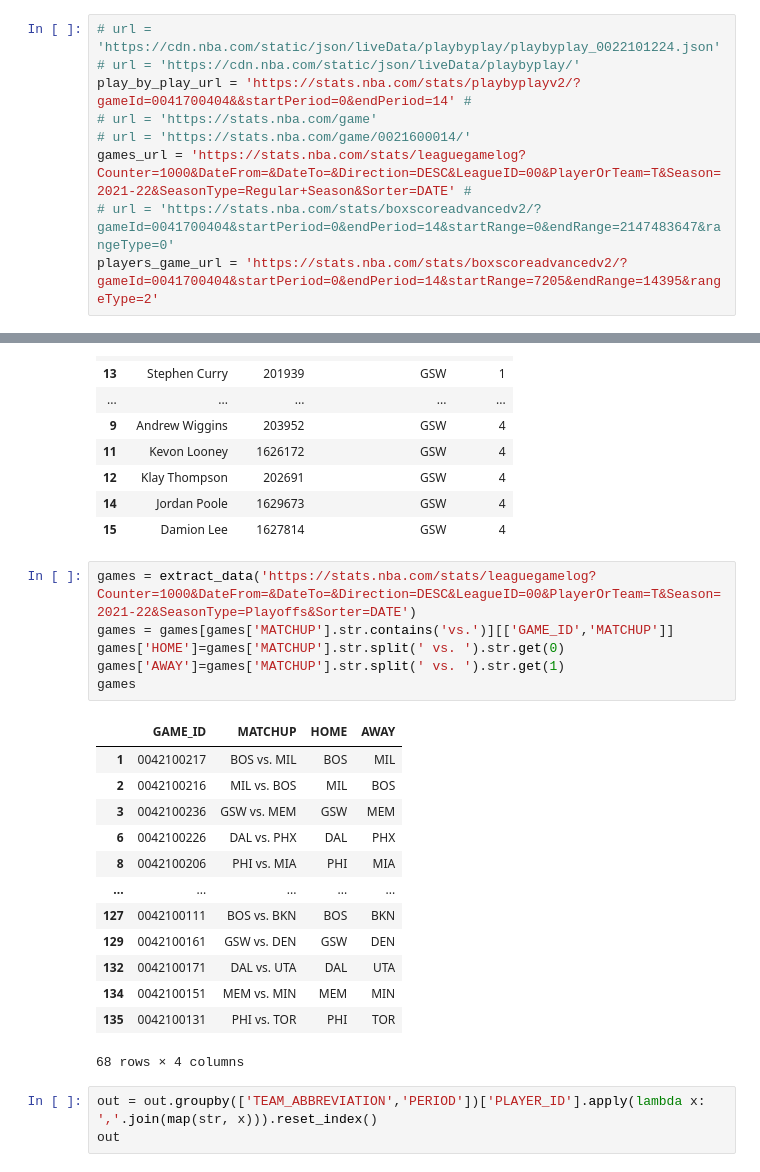
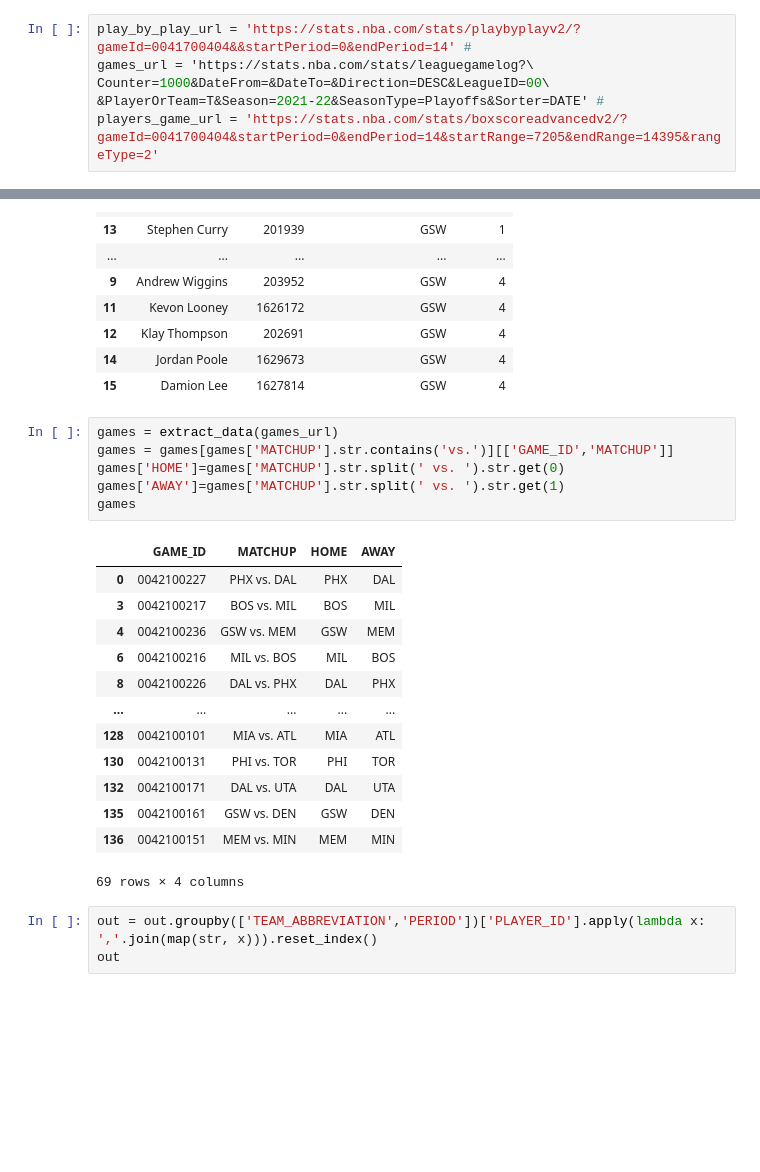
Before and after one commit to ImWesAdams/NBAPredictionsAndData, a Jupyter notebook: NBA Compile Play by Play Data.ipynb, the cells around one changed output, grey strips where cells are left out. Saved outputs shown, nothing was run; the diff lists cells and outputs as text; blank space fills up the shorter version.

```diff
--- a/NBA Compile Play by Play Data.ipynb
+++ b/NBA Compile Play by Play Data.ipynb
@@ -21,12 +11,9 @@ from sklearn.linear_model import Ridge, LinearRegression
 pd.set_option('display.max_columns',500)
 # %%
-# url = 'https://cdn.nba.com/static/json/liveData/playbyplay/playbyplay_0022101224.json'
-# url = 'https://cdn.nba.com/static/json/liveData/playbyplay/'
 play_by_play_url = 'https://stats.nba.com/stats/playbyplayv2/?gameId=0041700404&&startPeriod=0&endPeriod=14' #
-# url = 'https://stats.nba.com/game'
-# url = 'https://stats.nba.com/game/0021600014/'
-games_url = 'https://stats.nba.com/stats/leaguegamelog?Counter=1000&DateFrom=&DateTo=&Direction=DESC&LeagueID=00&PlayerOrTeam=T&Season=2021-22&SeasonType=Regular+Season&Sorter=DATE' #
-# url = 'https://stats.nba.com/stats/boxscoreadvancedv2/?gameId=0041700404&startPeriod=0&endPeriod=14&startRange=0&endRange=2147483647&rangeType=0'
+games_url = 'https://stats.nba.com/stats/leaguegamelog?\
+Counter=1000&DateFrom=&DateTo=&Direction=DESC&LeagueID=00\
+&PlayerOrTeam=T&Season=2021-22&SeasonType=Playoffs&Sorter=DATE' #
 players_game_url = 'https://stats.nba.com/stats/boxscoreadvancedv2/?gameId=0041700404&startPeriod=0&endPeriod=14&startRange=7205&endRange=14395&rangeType=2'
 # %%
 # Headers for querying NBA JSON data api
@@ -124,25 +111,25 @@ out
 | 14 | Jordan Poole | 1629673 | GSW | 4 |
 | 15 | Damion Lee | 1627814 | GSW | 4 |
 # %%
-games = extract_data('https://stats.nba.com/stats/leaguegamelog?Counter=1000&DateFrom=&DateTo=&Direction=DESC&LeagueID=00&PlayerOrTeam=T&Season=2021-22&SeasonType=Playoffs&Sorter=DATE')
+games = extract_data(games_url)
 games = games[games['MATCHUP'].str.contains('vs.')][['GAME_ID','MATCHUP']]
 games['HOME']=games['MATCHUP'].str.split(' vs. ').str.get(0)
 games['AWAY']=games['MATCHUP'].str.split(' vs. ').str.get(1)
 games
 # %% [output]
 |  | GAME_ID | MATCHUP | HOME | AWAY |
-| 1 | 0042100217 | BOS vs. MIL | BOS | MIL |
-| 2 | 0042100216 | MIL vs. BOS | MIL | BOS |
-| 3 | 0042100236 | GSW vs. MEM | GSW | MEM |
-| 6 | 0042100226 | DAL vs. PHX | DAL | PHX |
-| 8 | 0042100206 | PHI vs. MIA | PHI | MIA |
+| 0 | 0042100227 | PHX vs. DAL | PHX | DAL |
+| 3 | 0042100217 | BOS vs. MIL | BOS | MIL |
+| 4 | 0042100236 | GSW vs. MEM | GSW | MEM |
+| 6 | 0042100216 | MIL vs. BOS | MIL | BOS |
+| 8 | 0042100226 | DAL vs. PHX | DAL | PHX |
 | ... | ... | ... | ... | ... |
-| 127 | 0042100111 | BOS vs. BKN | BOS | BKN |
-| 129 | 0042100161 | GSW vs. DEN | GSW | DEN |
+| 128 | 0042100101 | MIA vs. ATL | MIA | ATL |
+| 130 | 0042100131 | PHI vs. TOR | PHI | TOR |
 | 132 | 0042100171 | DAL vs. UTA | DAL | UTA |
-| 134 | 0042100151 | MEM vs. MIN | MEM | MIN |
-| 135 | 0042100131 | PHI vs. TOR | PHI | TOR |
+| 135 | 0042100161 | GSW vs. DEN | GSW | DEN |
+| 136 | 0042100151 | MEM vs. MIN | MEM | MIN |
-68 rows × 4 columns
+69 rows × 4 columns
 # %%
 out = out.groupby(['TEAM_ABBREVIATION','PERIOD'])['PLAYER_ID'].apply(lambda x: ','.join(map(str, x))).reset_index()
 out
```
Also changed, not shown: parts of 8 cells of this notebook.
